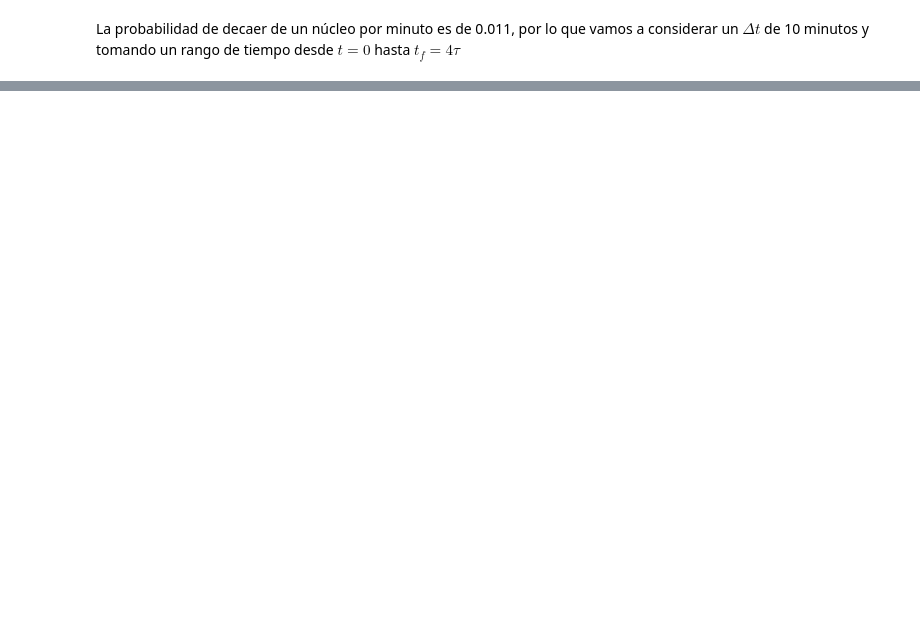
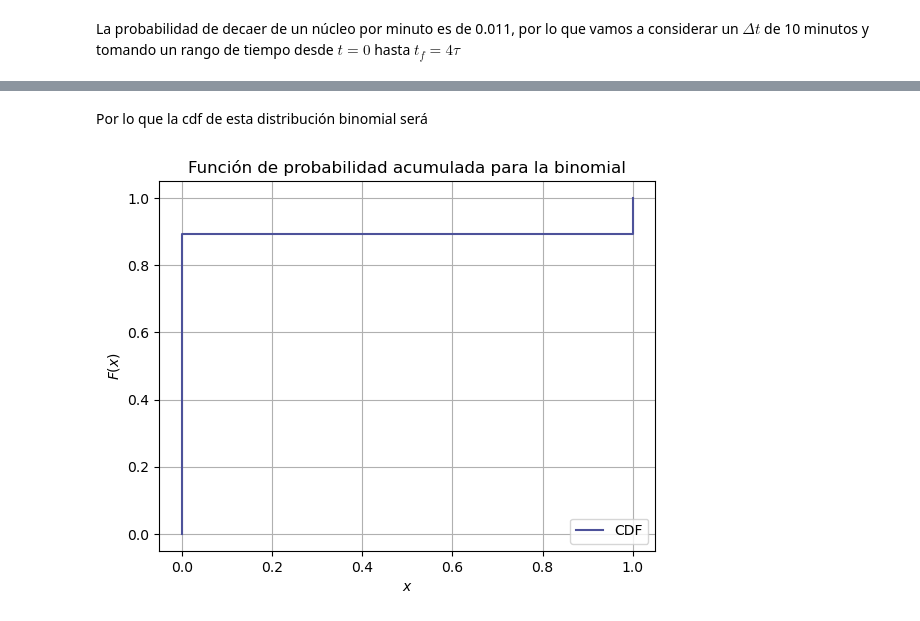
Before and after one commit to juan3ltran/Instrumentacion_Nuclear, a Jupyter notebook: simulacion2/simulacion2.ipynb, the cells around one changed output, grey strips where cells are left out. Saved outputs shown, nothing was run; the diff lists cells and outputs as text; code cells hidden in the pictures; blank space fills up the shorter version.

```diff
--- a/simulacion2/simulacion2.ipynb
+++ b/simulacion2/simulacion2.ipynb
@@ -96,0 +119,15 @@ plt.show()
+# %% [markdown]
+Por lo que la cdf de esta distribución binomial será
+# %%
+pdf2=np.array([0,1-pdf[0],pdf[0]])
+cdf2=np.cumsum(pdf2)
+x=np.array([0,0,1])
+plt.plot(x,cdf2,ds="steps-post" ,color="#4D529A", label=("CDF"))
+plt.title("Función de probabilidad acumulada para la binomial")
+plt.ylabel(r"$F(x)$")
+plt.xlabel(r"$x$")
+plt.grid()
+plt.legend(loc=4)
+plt.show()
+# %% [output]
+[figure, added]
```
Also changed, not shown: parts of 12 cells of this notebook.
